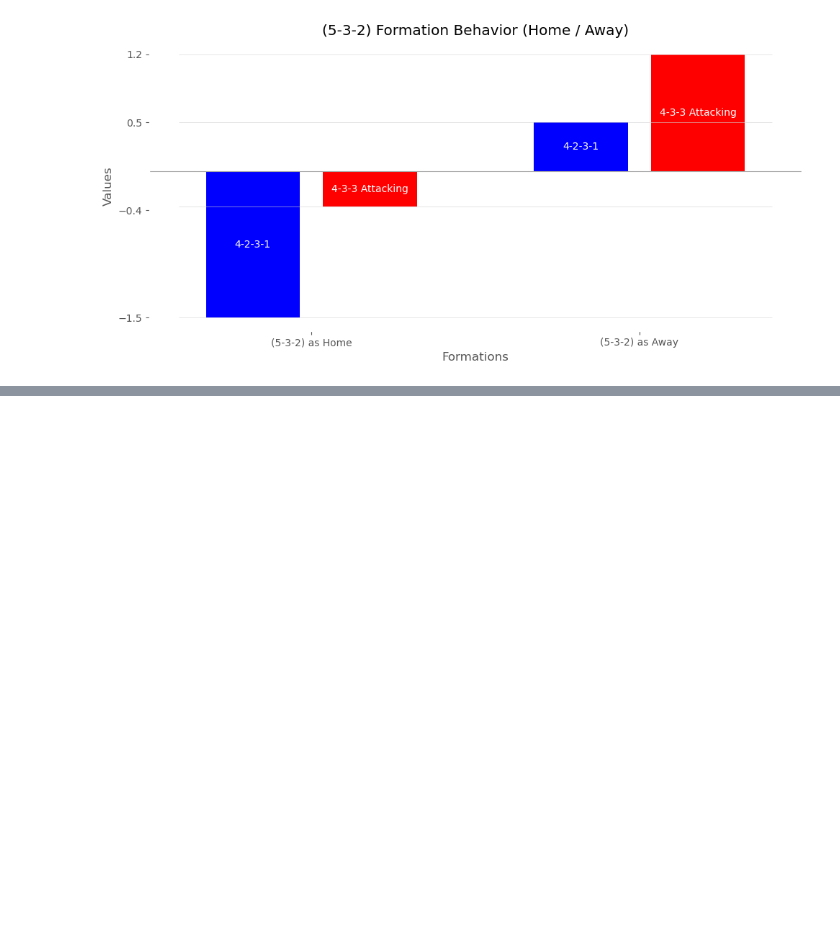
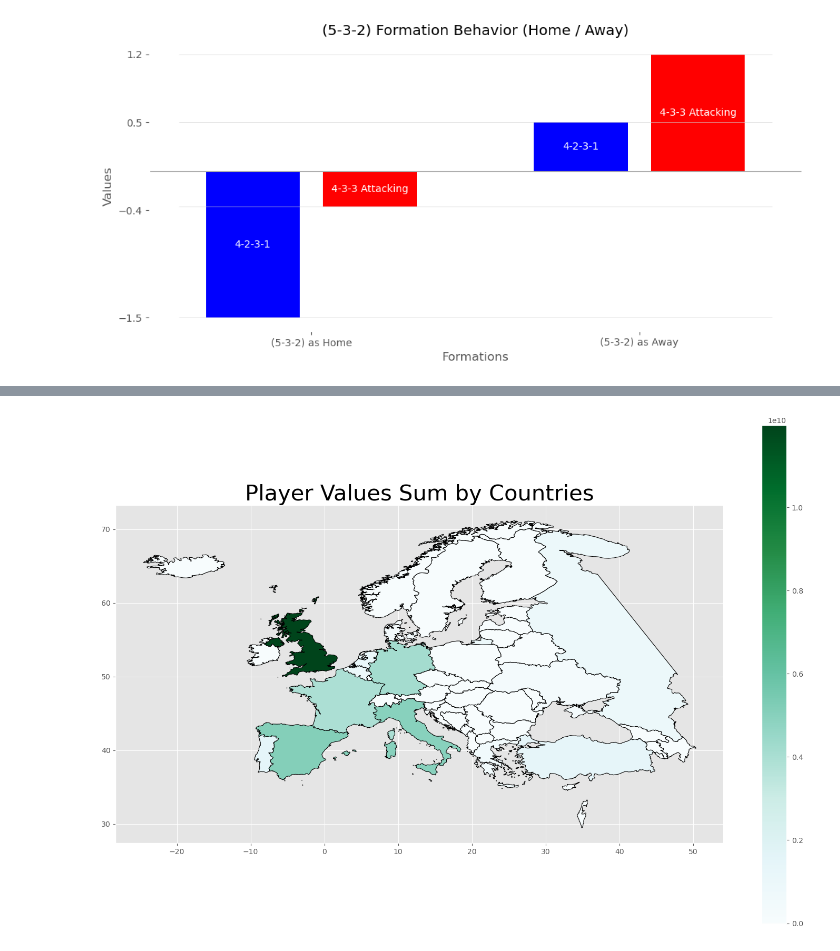
Before and after one commit to Marco-Skiavone/ium_dataset_processor, a Jupyter notebook: Assignment_Queries/clubs_analysis.ipynb, the cells around one changed output, grey strips where cells are left out. Saved outputs shown, nothing was run; the diff lists cells and outputs as text; code cells hidden in the pictures; blank space fills up the shorter version.

Commit message:
added first geopandas plot

```diff
--- a/Assignment_Queries/clubs_analysis.ipynb
+++ b/Assignment_Queries/clubs_analysis.ipynb
@@ -121,0 +125,21 @@ plt.show()
+# %%
+pl_val = clear_player_valuations(get_player_valuations(path), get_competitions(path))
+pl_val = pl_val.groupby('country_name', as_index=False).agg(sum=pd.NamedAgg('market_value_eur', 'sum'))
+
+# Scotland and England must be merged into United Kingdom
+pl_val.at[2, 'country_name'] = 'United Kingdom'
+pl_val.at[2, 'sum'] = pl_val.at[2, 'sum'] + pl_val.at[10, 'sum']
+pl_val = pl_val.drop(index=10)
+
+# Merging the data of the .topojson with our dataset
+europe_gdf = gpd.read_file(path + 'Assignment_Queries/country_topography/europe.topojson')
+geo_data = europe_gdf.merge(pl_val, left_on='NAME', right_on='country_name', how='left')
+geo_data['sum'] = geo_data['sum'].fillna(0).astype('int64')
+# %%
+ax = geo_data.plot(figsize=(15,10), edgecolor='black', cmap='BuGn', linewidth=0.8, column='sum', legend=True)
+ax.set_title('Player Values Sum by Countries', fontsize='30')
+
+plt.tight_layout()
+plt.show()
+# %% [output]
+[figure, added]
```
Also changed, not shown: parts of 2 cells of this notebook, 2 other files.
